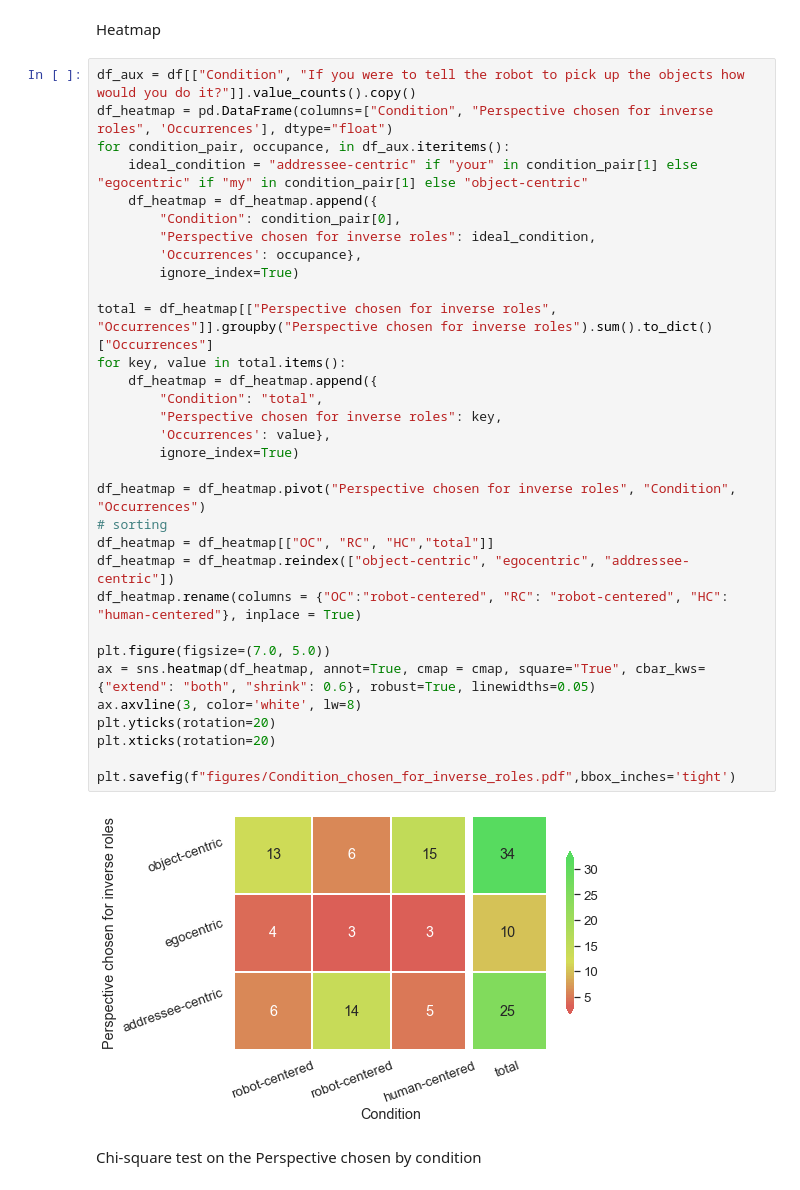
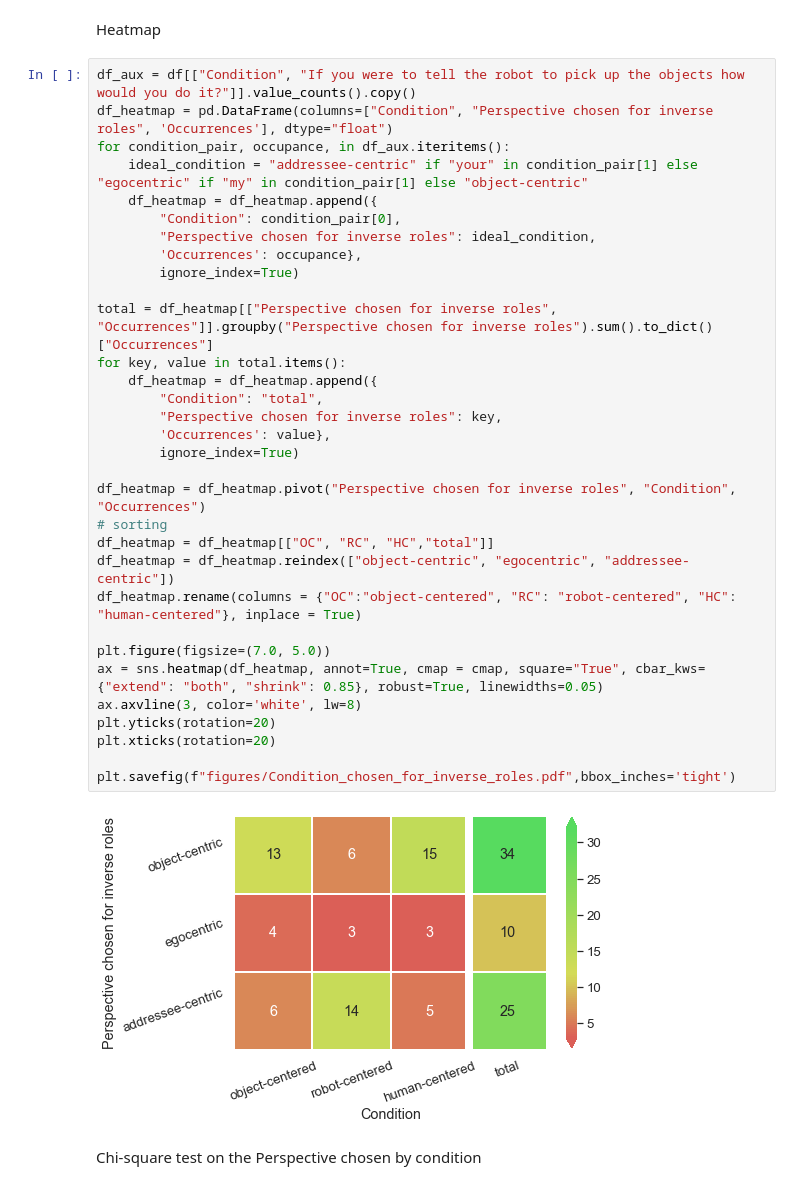
Before and after one commit to Joao-Tiago-Almeida/HRI2023---Conference-Paper, a Jupyter notebook: main.ipynb, the cells around one changed output. Saved outputs shown, nothing was run; the diff lists cells and outputs as text.

```diff
--- a/main.ipynb
+++ b/main.ipynb
@@ -151,36 +194,36 @@ Heatmap
 df_aux = df[["Condition", "If you were to tell the robot to pick up the objects how would you do it?"]].value_counts().copy()
 df_heatmap = pd.DataFrame(columns=["Condition", "Perspective chosen for inverse roles", 'Occurrences'], dtype="float")
 for condition_pair, occupance, in df_aux.iteritems():
     ideal_condition = "addressee-centric" if "your" in condition_pair[1] else "egocentric" if "my" in condition_pair[1] else "object-centric"
     df_heatmap = df_heatmap.append({
         "Condition": condition_pair[0],
         "Perspective chosen for inverse roles": ideal_condition,
         'Occurrences': occupance},
         ignore_index=True)
 
 total = df_heatmap[["Perspective chosen for inverse roles", "Occurrences"]].groupby("Perspective chosen for inverse roles").sum().to_dict()["Occurrences"]
 for key, value in total.items():
     df_heatmap = df_heatmap.append({
         "Condition": "total",
         "Perspective chosen for inverse roles": key,
         'Occurrences': value},
         ignore_index=True)
 
 df_heatmap = df_heatmap.pivot("Perspective chosen for inverse roles", "Condition", "Occurrences")
 # sorting
 df_heatmap = df_heatmap[["OC", "RC", "HC","total"]]
 df_heatmap = df_heatmap.reindex(["object-centric", "egocentric", "addressee-centric"])
-df_heatmap.rename(columns = {"OC":"robot-centered", "RC": "robot-centered", "HC": "human-centered"}, inplace = True)
+df_heatmap.rename(columns = {"OC":"object-centered", "RC": "robot-centered", "HC": "human-centered"}, inplace = True)
 
 plt.figure(figsize=(7.0, 5.0))
-ax = sns.heatmap(df_heatmap, annot=True, cmap = cmap, square="True", cbar_kws={"extend": "both", "shrink": 0.6}, robust=True, linewidths=0.05)
+ax = sns.heatmap(df_heatmap, annot=True, cmap = cmap, square="True", cbar_kws={"extend": "both", "shrink": 0.85}, robust=True, linewidths=0.05)
 ax.axvline(3, color='white', lw=8)
 plt.yticks(rotation=20)
 plt.xticks(rotation=20)
 
 plt.savefig(f"figures/Condition_chosen_for_inverse_roles.pdf",bbox_inches='tight')
 # %% [output]
-[figure, old version]
+[figure, new version]
 # %% [markdown]
 Chi-square test on the Perspective chosen by condition
 # %%
```
Also changed, not shown: parts of 16 cells of this notebook, 11 other files.
